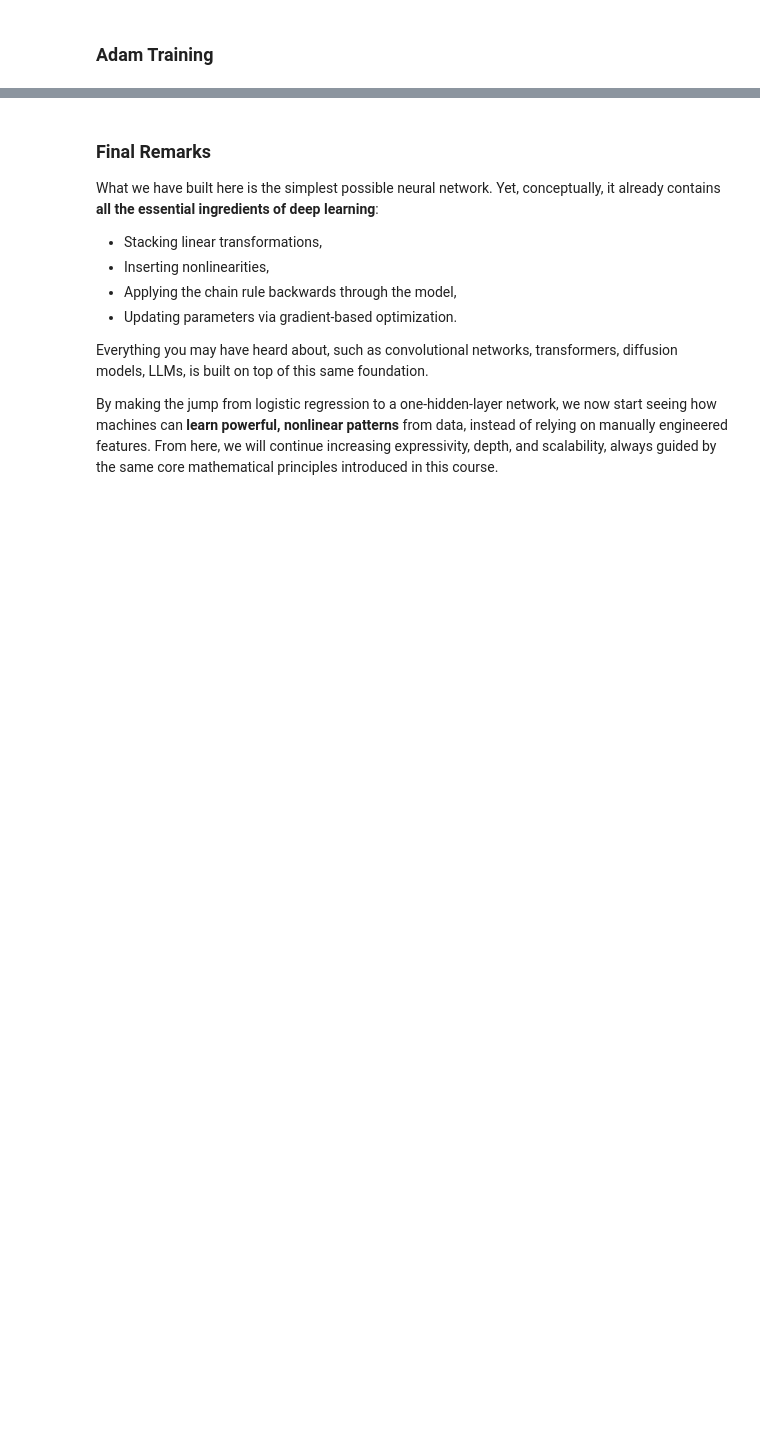
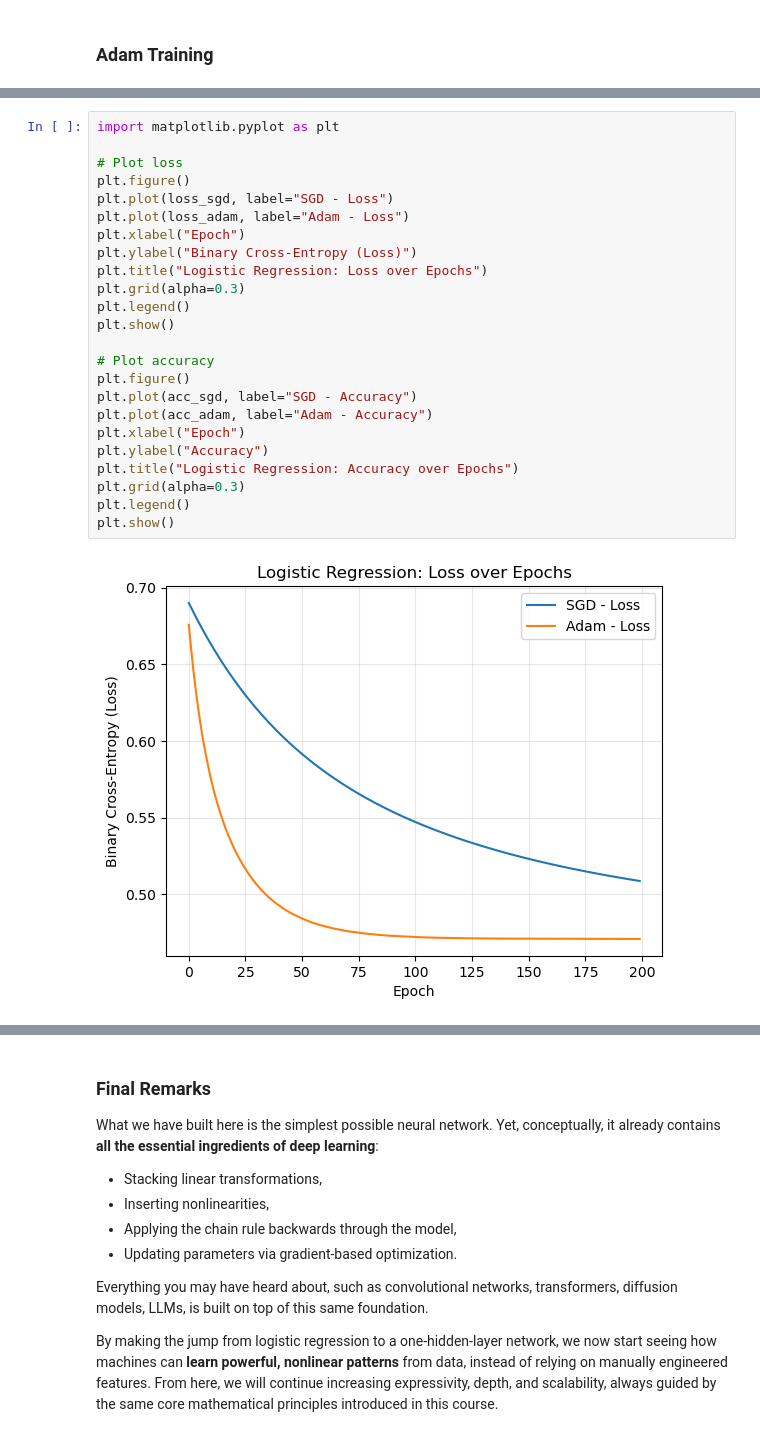
Before and after one commit to devangelista2/statistical-mathematical-methods, a Jupyter notebook: years/2025-26/Optimization/supervised.ipynb, the cells around one changed output, grey strips where cells are left out. Cells and saved outputs as stored; diff of their text form; blank space fills up the shorter version.

```diff
--- a/years/2025-26/Optimization/supervised.ipynb
+++ b/years/2025-26/Optimization/supervised.ipynb
@@ -407,0 +494,26 @@ N, d = X.shape
+# %%
+import matplotlib.pyplot as plt
+
+# Plot loss
+plt.figure()
+plt.plot(loss_sgd, label="SGD - Loss")
+plt.plot(loss_adam, label="Adam - Loss")
+plt.xlabel("Epoch")
+plt.ylabel("Binary Cross-Entropy (Loss)")
+plt.title("Logistic Regression: Loss over Epochs")
+plt.grid(alpha=0.3)
+plt.legend()
+plt.show()
+
+# Plot accuracy
+plt.figure()
+plt.plot(acc_sgd, label="SGD - Accuracy")
+plt.plot(acc_adam, label="Adam - Accuracy")
+plt.xlabel("Epoch")
+plt.ylabel("Accuracy")
+plt.title("Logistic Regression: Accuracy over Epochs")
+plt.grid(alpha=0.3)
+plt.legend()
+plt.show()
+# %% [output]
+[figure, added]
```
Also changed, not shown: parts of 5 cells of this notebook, 15 other files.
